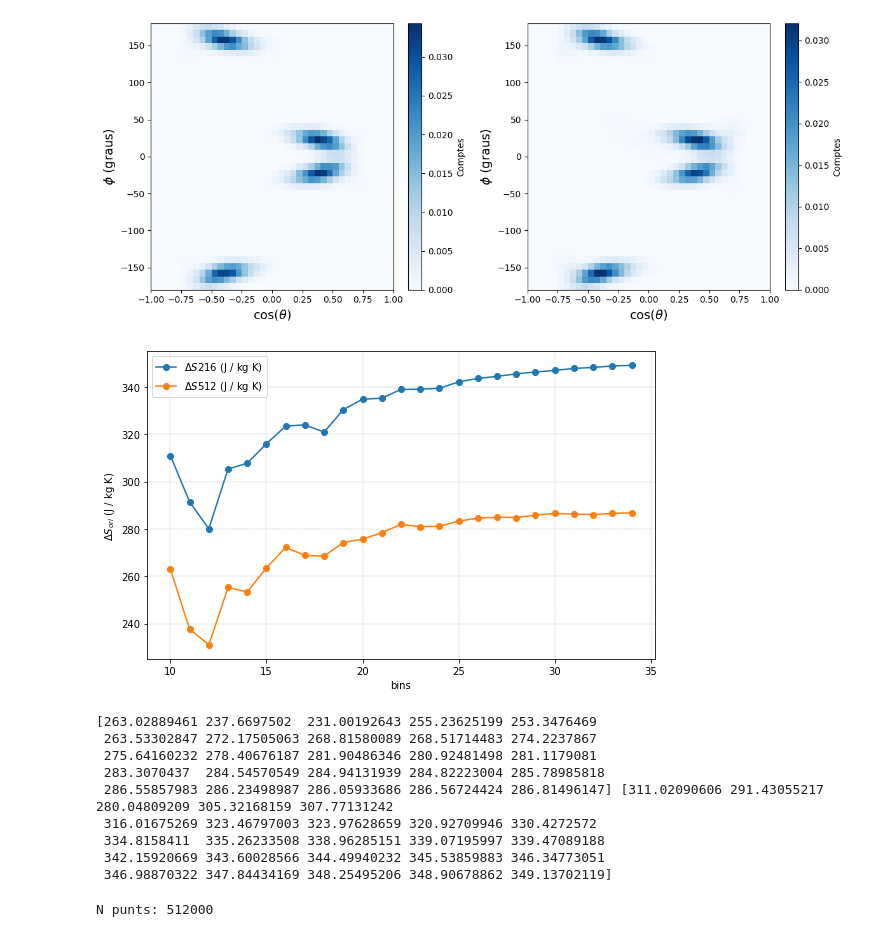
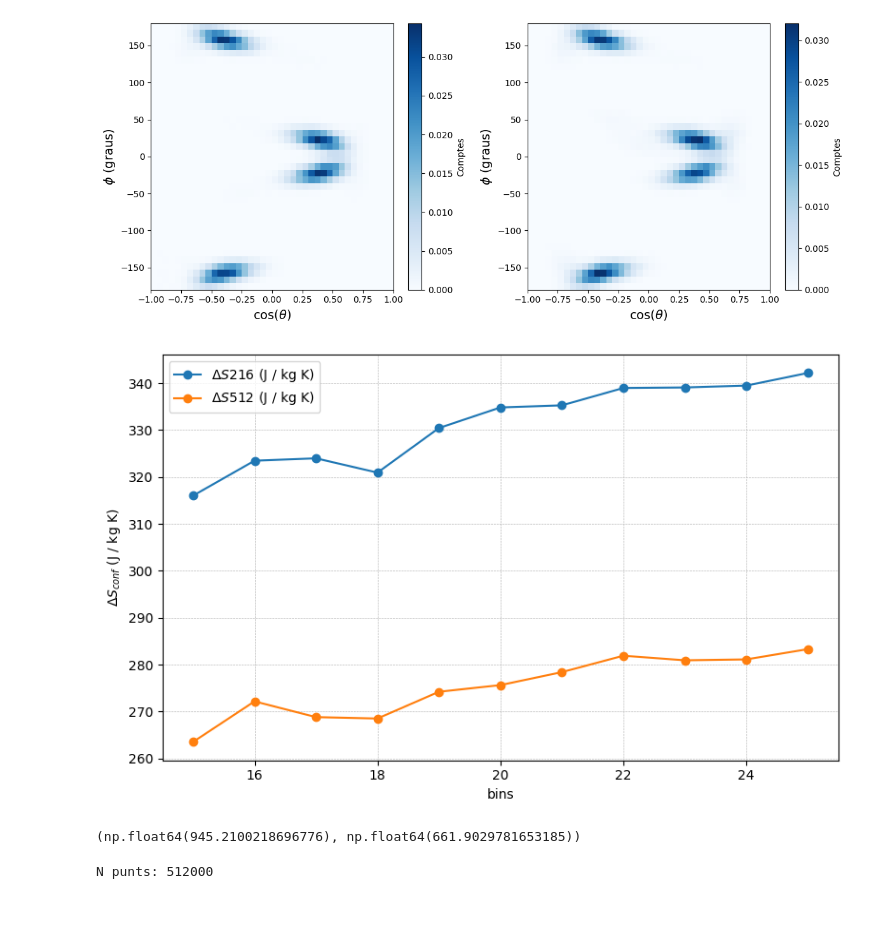
Before and after one commit to aressanu/ENTROPIES-25, a Jupyter notebook: NPG.ipynb, the cells around one changed output. Saved outputs shown, nothing was run; the diff lists cells and outputs as text; code cells hidden in the pictures; blank space fills up the shorter version.

```diff
--- a/NPG.ipynb
+++ b/NPG.ipynb
@@ -524,7 +507,7 @@ def compare_entropy_by_bins(bins_list,
     plt.tight_layout()
     plt.show()
 
-    return S512, S216
+    return S512a, S512b
 
 def compare_entropy_by_bins2(bins_list,
                              file_216_a, file_216_b,
@@ -541,46 +524,38 @@ def compare_entropy_by_bins2(bins_list,
         S512.append(S512a - S512b)
 
     S216, S512 = np.array(S216), np.array(S512)
 
 
     plt.figure(figsize=(8, 5))
     plt.plot(bins_list, S216, '-o', label='216')
     plt.plot(bins_list, S512, '-o', label='512')
     plt.xlabel('bins')
     plt.ylabel(ylabel)
     plt.legend()
     plt.grid(True, ls='--', lw=0.4)
     plt.tight_layout()
     plt.show()
 
     return S216, S512
 
-bins_list = np.arange(10, 35, 1)
+bins_list = np.arange(15, 26, 1)
 #bins_list = np.arange(350, 351, 100)
 
 P = 1
 file_216_b = nou_abans(P)
 file_216_a = nou_despres(P)
 file_512_b = antic_abans(P)
 file_512_a = antic_despres(P)
 #file_512_b = "/home/aressanuy/Desktop/doc/NPG/entropianou/ang_fix_NPG_300.dat"
 #file_512_a = "/home/aressanuy/Desktop/doc/NPG/entropianou/ang_fix_NPG_305.dat"
 
 
 # Amb entropy_conf
-S216, S512 = compare_entropy_by_bins(bins_list, file_216_a, file_216_b, file_512_a, file_512_b, entropy_fn=entropy_ori, ylabel=r'$\Delta S_{ori}$ (J / kg K)')
-#print(S216,S512)
+compare_entropy_by_bins(bins_list, file_216_a, file_216_b, file_512_a, file_512_b, entropy_fn=entropy_ori, ylabel=r'$\Delta S_{conf}$ (J / kg K)')
+#compare_entropy_by_bins2(bins_list, file_216_a, file_216_b, file_512_a, file_512_b, entropy_fn=calcula_entropia, ylabel=r'$\Delta S_{conf}$ (J / kg K)')
 # %% [output]
-[figure, old version]
+[figure, new version]
-[263.02889461 237.6697502  231.00192643 255.23625199 253.3476469
- 263.53302847 272.17505063 268.81580089 268.51714483 274.2237867
- 275.64160232 278.40676187 281.90486346 280.92481498 281.1179081
- 283.3070437  284.54570549 284.94131939 284.82223004 285.78985818
- 286.55857983 286.23498987 286.05933686 286.56724424 286.81496147] [311.02090606 291.43055217 280.04809209 305.32168159 307.77131242
- 316.01675269 323.46797003 323.97628659 320.92709946 330.4272572
- 334.8158411  335.26233508 338.96285151 339.07195997 339.47089188
- 342.15920669 343.60028566 344.49940232 345.53859883 346.34773051
- 346.98870322 347.84434169 348.25495206 348.90678862 349.13702119]
+(np.float64(945.2100218696776), np.float64(661.9029781653185))
 # %%
 def convergence_plot(fname, entropy_fn, bins_list, label=""):
     S_list = []
```
Also changed, not shown: parts of 9 cells of this notebook, 1 other file.
